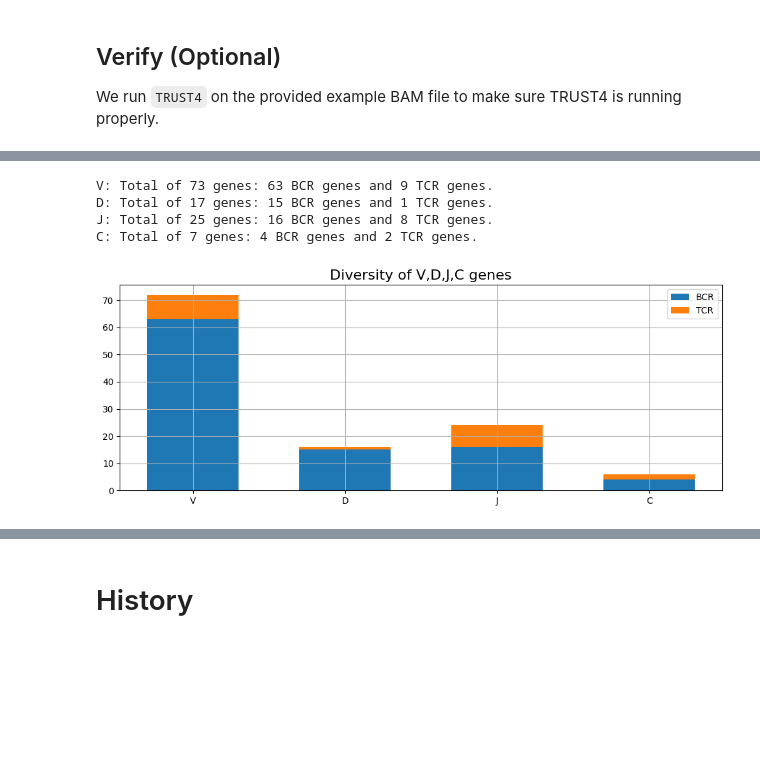
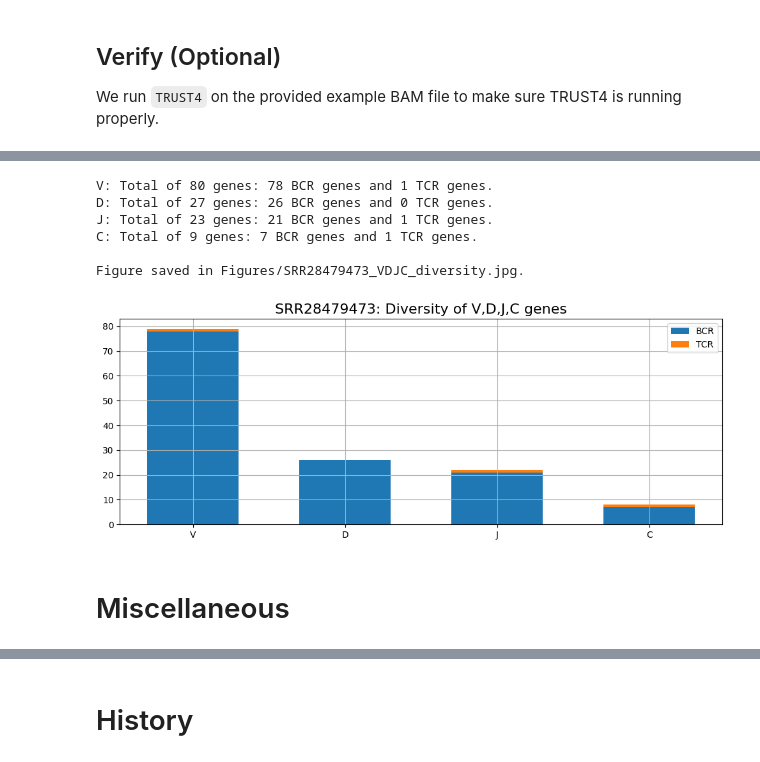
Before and after one commit to yoramzarai/Numenos-exercise, a Jupyter notebook: main_exercise.ipynb, the cells around one changed output, grey strips where cells are left out. Cells and saved outputs as stored; diff of their text form; code cells hidden in the pictures; blank space fills up the shorter version.

Commit message:
added SRA download code, added figures.

```diff
--- a/main_exercise.ipynb
+++ b/main_exercise.ipynb
@@ -344,6 +310,8 @@ from collections import defaultdict
 
 import matplotlib.pyplot as plt
 import numpy as np
+
+figure_path: Path = Path('./Figures')
 
 VDJC_genes: list[str] = ['V', 'D', 'J', 'C']
 
@@ -372,0 +338,12 @@ print(a)
+# %%
+'''
+Report analysis.
+'''
+report_file: Path = Path(out_path) / f'TRUST_{sample_name}_report.tsv'
+df = pd.read_csv(report_file, sep='\t').rename(columns={'#count': 'count'})
+#print(f"Report from {report_file}:")
+#display(df)
+
+# number of CDR3 sequences found
+num_cdr3: int = df['CDR3nt'].unique().size
+print(f"Found {num_cdr3:,} unique CDR3 sequences.")
@@ -373,8 +352,9 @@ print(a)
 # %%
 '''
-CDR3 stats
+CDR3 scores stats
 '''
 figsize: tuple[int, int] = (10,4)
+save_figure: bool = False
 # --------------------------------
 cdr3_file: Path = Path(out_path) / f'TRUST_{Path(fastaq_file).stem}_cdr3.out'
 df_cdr3 = pd.read_csv(cdr3_file, sep='\t', names=CDR3_out_cols)
@@ -385,11 +365,14 @@ cdr3_scores = list(df_cdr3['CDR3_score'])
 # plot
 fig, ax = plt.subplots(nrows=1, ncols=1, tight_layout=True, figsize=figsize, squeeze=True)
 
-ax.hist(cdr3_scores, np.arange(0, 1, 0.1, dtype=float))
+ax.hist(cdr3_scores, bins=list(np.arange(0, 1, 0.1, dtype=float)))
 ax.grid()
-ax.set_title(f"CDR3 score distribution over {len(cdr3_scores):,} CDRs", fontsize=16)
+ax.set_title(f"{sample_name}: CDR3 score distribution over {len(cdr3_scores):,} CDRs", fontsize=16)
 
-plt.show()
+if save_figure:
+    fig_file: Path = figure_path / f"{sample_name}_CDR3_scores.jpg"
+    plt.savefig(fig_file)
+    print(f"\nFigure saved in {fig_file}.")
 
 print("Recall that 0 score implies partial CDR3.")
 # %% [output]
@@ -411,38 +394,46 @@ Recall that 0 score implies partial CDR3.
 # %%
 '''
-VDJC diversity
+VDJC genes diversity.
 '''
 figsize: tuple[int, int] = (10,4)
 width: float = 0.6
+save_figure: bool = True
 # -------------------------------
 VDJC_genes_diverisity = defaultdict(list)
 for gene in VDJC_genes:
     v_genes = df[gene].unique().tolist()
     v_tcr_genes = [v for v in v_genes if v.startswith('T')]
     v_bcr_genes = [v for v in v_genes if v.startswith('I')]
     print(f"{gene}: Total of {len(v_genes)} genes: {len(v_bcr_genes)} BCR genes and {len(v_tcr_genes)} TCR genes.")
     VDJC_genes_diverisity['BCR'].append(len(v_bcr_genes))
     VDJC_genes_diverisity['TCR'].append(len(v_tcr_genes))
 
 # plot
 fig, ax = plt.subplots(nrows=1, ncols=1, tight_layout=True, figsize=figsize, squeeze=True)
 bottom = np.zeros(len(VDJC_genes))
 
 for gene, gene_bcr_tcr_count in VDJC_genes_diverisity.items():
     ax.bar(VDJC_genes, gene_bcr_tcr_count, width, label=gene, bottom=bottom)
     bottom += gene_bcr_tcr_count
 ax.grid()
-ax.set_title(f"Diversity of {','.join(VDJC_genes)} genes", fontsize=16)
+ax.set_title(f"{sample_name}: Diversity of {','.join(VDJC_genes)} genes", fontsize=16)
 ax.legend()
 
-plt.show()
+if save_figure:
+    fig_file: Path = figure_path / f"{sample_name}_VDJC_diversity.jpg"
+    plt.savefig(fig_file)
+    print(f"\nFigure saved in {fig_file}.")
 # %% [output]
-V: Total of 73 genes: 63 BCR genes and 9 TCR genes.
-D: Total of 17 genes: 15 BCR genes and 1 TCR genes.
-J: Total of 25 genes: 16 BCR genes and 8 TCR genes.
-C: Total of 7 genes: 4 BCR genes and 2 TCR genes.
+V: Total of 80 genes: 78 BCR genes and 1 TCR genes.
+D: Total of 27 genes: 26 BCR genes and 0 TCR genes.
+J: Total of 23 genes: 21 BCR genes and 1 TCR genes.
+C: Total of 9 genes: 7 BCR genes and 1 TCR genes.
+
+Figure saved in Figures/SRR28479473_VDJC_diversity.jpg.
-[figure, old version]
+[figure, new version]
 # %%
 '''
 CDR3 read count
 '''
+# %% [markdown]
+# Miscellaneous
```
Also changed, not shown: parts of 19 cells of this notebook, 11 other files.
